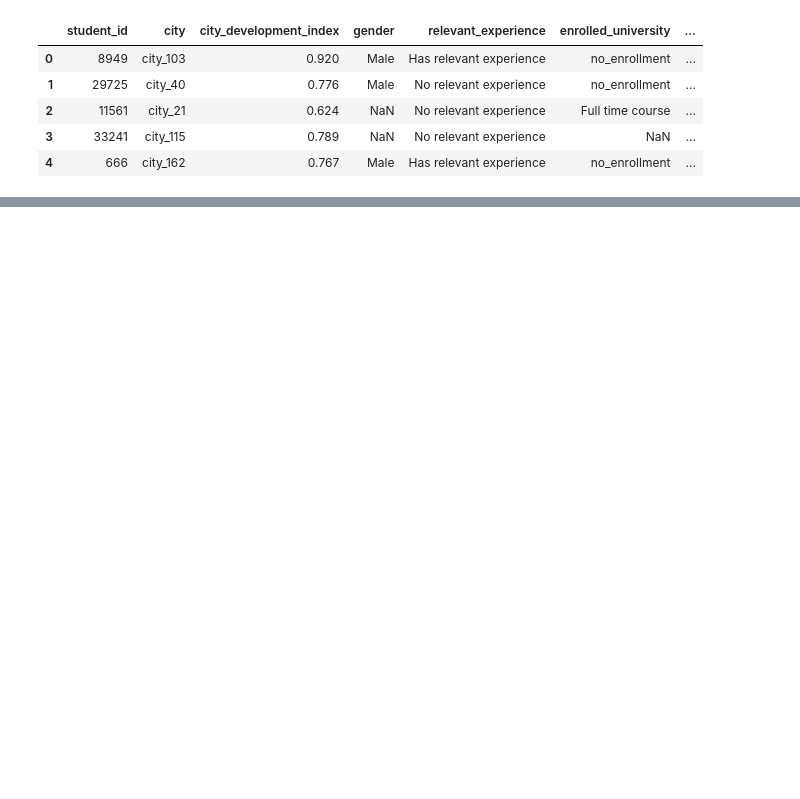
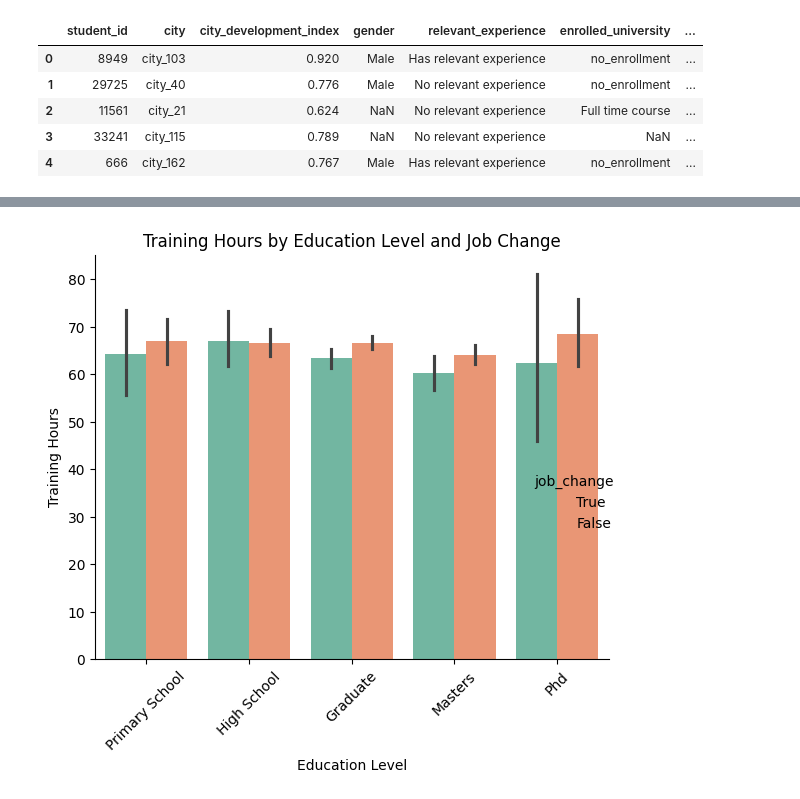
Before and after one commit to Alaeddin-B/DS_project5-DataPrep-, a Jupyter notebook: notebook.ipynb, the cells around one changed output, grey strips where cells are left out. Saved outputs shown, nothing was run; the diff lists cells and outputs as text; code cells hidden in the pictures; blank space fills up the shorter version.

```diff
--- a/notebook.ipynb
+++ b/notebook.ipynb
@@ -128,0 +185,11 @@ memory usage: 2.0+ MB
+# %%
+sns.catplot(kind = "bar", x = "education_level", y = "training_hours", data = ds_jobs_transformed, hue = "job_change", hue_order=[True, False])
+plt.title("Training Hours by Education Level and Job Change")
+plt.xlabel("Education Level")
+plt.ylabel("Training Hours")
+plt.tight_layout()
+plt.xticks(rotation=45)
+
+plt.show()
+# %% [output]
+[figure, added]
```
Also changed, not shown: parts of 6 cells of this notebook, 9 other files.
